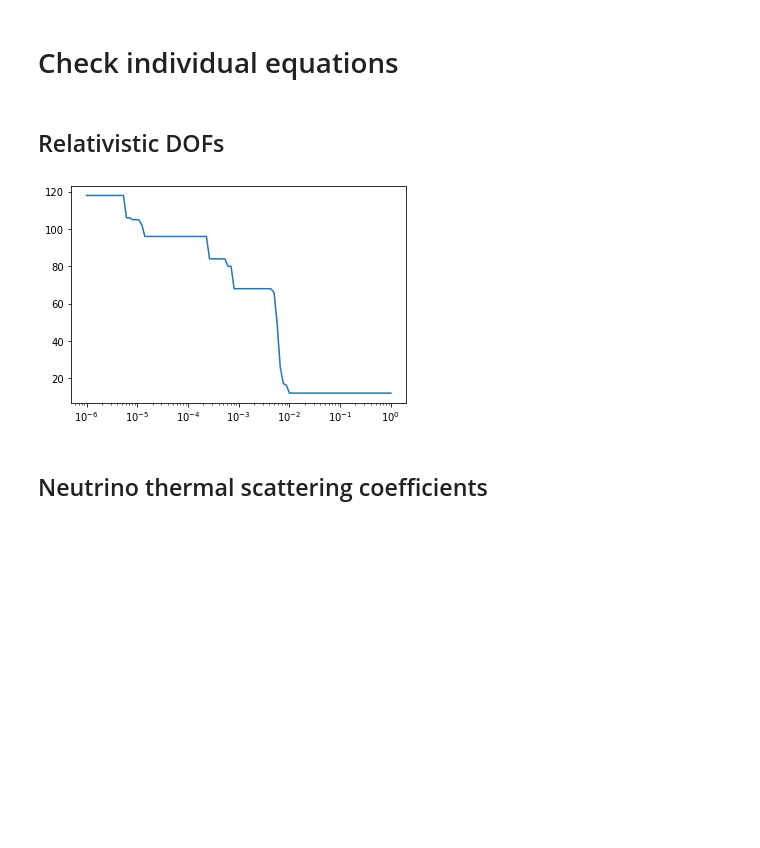
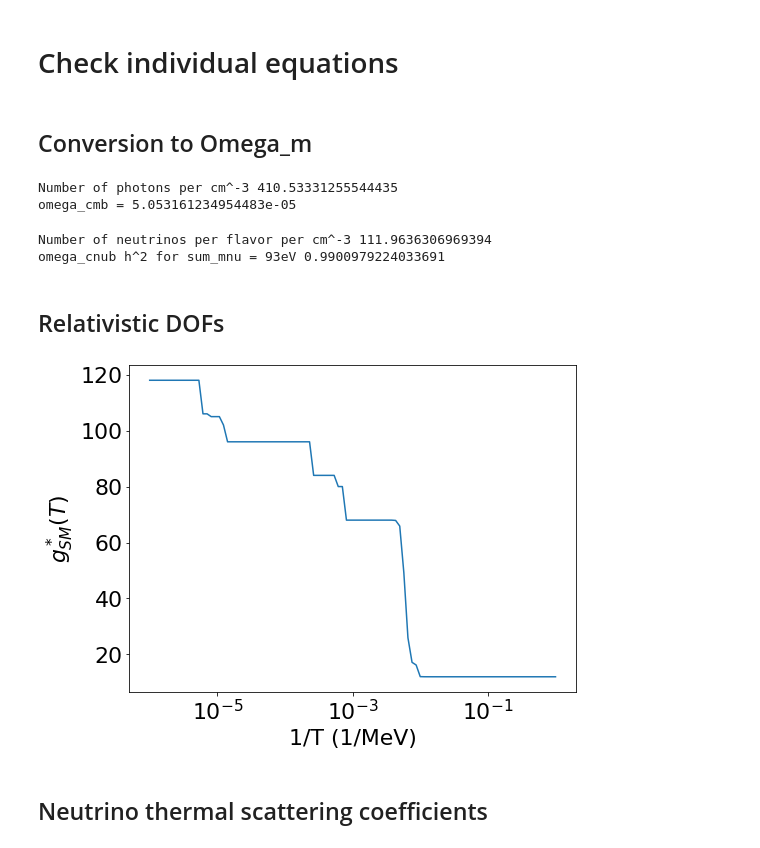
Before and after one commit to JakeSpisak/Sterile-Neutrinos, a Jupyter notebook: analysis.ipynb, the cells around one changed output. Saved outputs shown, nothing was run; the diff lists cells and outputs as text; code cells hidden in the pictures; blank space fills up the shorter version.

```diff
--- a/analysis.ipynb
+++ b/analysis.ipynb
@@ -187,6 +425,7 @@ plt.show()
 # %% [markdown]
 Sterile Garrazio benchmark e3
 # %%
+# Model parameters
 # Model parameters
 params={
 "m4": 1.3*10**-6, #MeV
@@ -194,18 +433,18 @@ params={
 }
 
 # Analytic results
-T = np.logspace(0, 3, 500)
-sid = SID_rate(T, params["theta"], params["m4"], 'electron', antineutrino=False)
+T = np.logspace(0, 3, 400)
+sid = ec.SID_rate_integrated(T, params["theta"], params["m4"], 'electron')
 
-thermalized, T_thermal, T_freezeout = thermalization_history(10**3, 1, params["theta"], params["m4"], 'electron', antineutrino=False, num_T=1000)
+#thermalized, T_thermal, T_freezeout = ec.thermalization_history(10**3, 1, params["theta"], params["m4"], 'electron', antineutrino=False, num_T=1000)
 
 fig, ax1 = plt.subplots(figsize=(10,8))
 ax2 = ax1.twinx()
-ax1.loglog(1/T, Hubble_rate(T)*MeVtoHz, label='Hubble rate')
+ax1.loglog(1/T, ec.Hubble_rate(T)*MeVtoHz, label='Hubble rate')
 ax1.loglog(1/T, sid*MeVtoHz, label="SID_rate")
 #ax1.axvline(1/Tmax(params["m4"]), c='r', ls='--', label="Production peak")
-if thermalized:
-    ax1.axvline(1/T_thermal, c='r', ls='--', label=r"$\Gamma_{SID} = H$")
+# if thermalized:
+#     ax1.axvline(1/T_thermal, c='r', ls='--', label=r"$\Gamma_{SID} = H$")
 ax1.set_ylabel("Hz")
 ax1.set_xlabel("1/T (1/MeV)")
 ax1.legend(loc=2)
@@ -301,14 +604,45 @@ plt.show()
 # %% [markdown]
 # Check individual equations
+# %% [markdown]
+## Conversion to Omega_m
+# %%
+# CMB number sanity check: should be 411 photons per cm^-3 and Omega_cmb = 5.38*10*-5
+# https://pdg.lbl.gov/2020/reviews/rpp2020-rev-cosmic-microwave-background.pdf
+fint = 2*zeta(3)
+gphoton=2
+ndens_cmb = ec.fint_to_n(2*fint, Tcmb)
+print("Number of photons per cm^-3 {}".format(ndens_cmb*MeVtoinversecm**3))
+rho_cmb = gphoton*Tcmb**4*(np.pi**4/15.)/(2*np.pi**2)
+print("omega_cmb = {}".format(ec.rho_to_omegahsq(rho_cmb)/h**2))
+# %% [output]
+Number of photons per cm^-3 410.53331255544435
+omega_cmb = 5.053161234954483e-05
+# %%
+# CnuB sanity check: see equation 25.2 here: https://pdg.lbl.gov/2019/reviews/rpp2019-rev-neutrinos-in-cosmology.pdf
+
+g_nu = 2 #per flavor
+fint = 1.5*zeta(3)
+Tnu = Tcmb*(4./11)**(1/3.)
+ndens_nu = ec.fint_to_n(g_nu*fint, Tnu)
+print("Number of neutrinos per flavor per cm^-3 {}".format(ndens_nu*MeVtoinversecm**3))
+
+sum_mnu = 93*eVtoMeV
+print("omega_cnub h^2 for sum_mnu = 93eV {}".format(ec.rho_to_omegahsq(sum_mnu*ndens_nu)))
+# %% [output]
+Number of neutrinos per flavor per cm^-3 111.9636306969394
+omega_cnub h^2 for sum_mnu = 93eV 0.9900979224033691
 # %% [markdown]
 ## Relativistic DOFs
 # %%
 Tdom = np.logspace(6, 0, 100)
 dofs = [ec.compute_SM_relativistic_dof(T) for T in Tdom]
+plt.figure(figsize=(8,6))
+plt.ylabel(r"$g^*_{SM}(T)$")
+plt.xlabel("1/T (1/MeV)")
 plt.semilogx(1/Tdom,dofs)
 plt.show()
 # %% [output]
-[figure, old version]
+[figure, new version]
 # %% [markdown]
 ## Neutrino thermal scattering coefficients
 # %%
```
Also changed, not shown: parts of 41 cells of this notebook, 2 other files.
